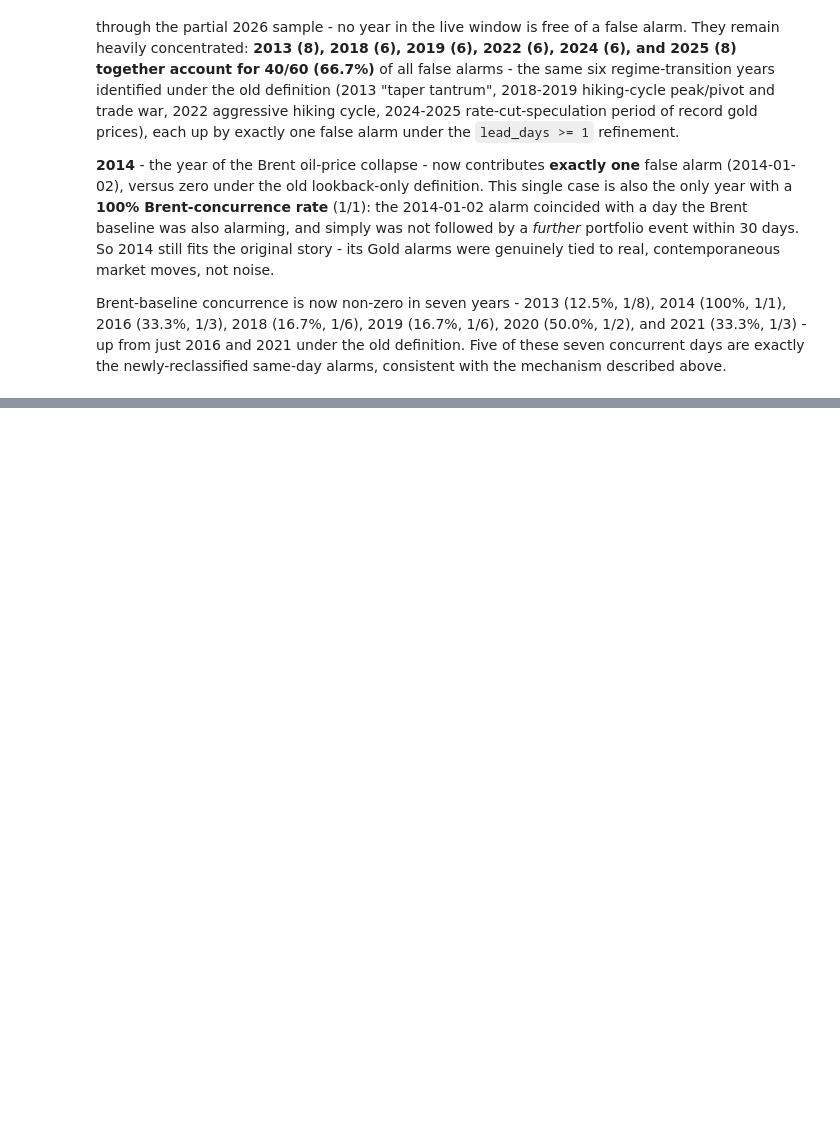
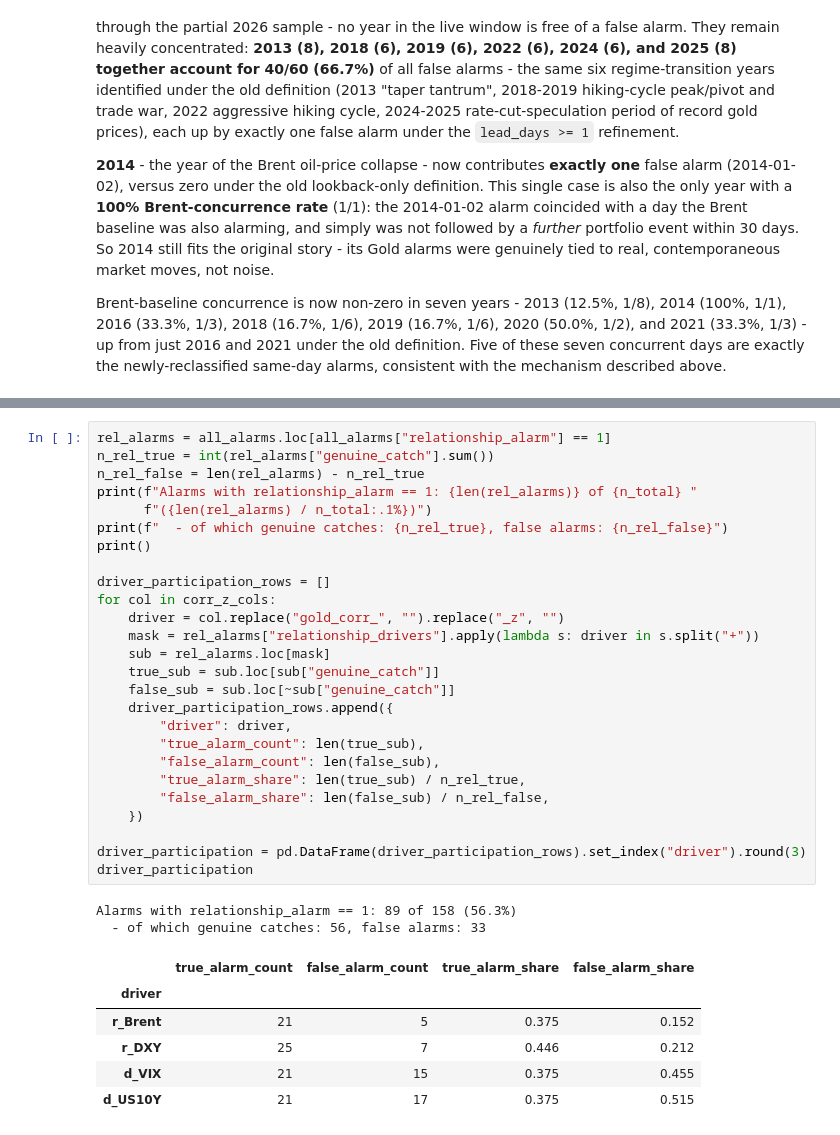
Before and after one commit to sohweihan/qf637, a Jupyter notebook: 09_FalseAlarmJustification.ipynb, the cells around one changed output, grey strips where cells are left out. Saved outputs shown, nothing was run; the diff lists cells and outputs as text; blank space fills up the shorter version.

```diff
--- a/09_FalseAlarmJustification.ipynb
+++ b/09_FalseAlarmJustification.ipynb
@@ -382,0 +448,35 @@ mechanism described above.
+# %%
+rel_alarms = all_alarms.loc[all_alarms["relationship_alarm"] == 1]
+n_rel_true = int(rel_alarms["genuine_catch"].sum())
+n_rel_false = len(rel_alarms) - n_rel_true
+print(f"Alarms with relationship_alarm == 1: {len(rel_alarms)} of {n_total} "
+      f"({len(rel_alarms) / n_total:.1%})")
+print(f"  - of which genuine catches: {n_rel_true}, false alarms: {n_rel_false}")
+print()
+
+driver_participation_rows = []
+for col in corr_z_cols:
+    driver = col.replace("gold_corr_", "").replace("_z", "")
+    mask = rel_alarms["relationship_drivers"].apply(lambda s: driver in s.split("+"))
+    sub = rel_alarms.loc[mask]
+    true_sub = sub.loc[sub["genuine_catch"]]
+    false_sub = sub.loc[~sub["genuine_catch"]]
+    driver_participation_rows.append({
+        "driver": driver,
+        "true_alarm_count": len(true_sub),
+        "false_alarm_count": len(false_sub),
+        "true_alarm_share": len(true_sub) / n_rel_true,
+        "false_alarm_share": len(false_sub) / n_rel_false,
+    })
+
+driver_participation = pd.DataFrame(driver_participation_rows).set_index("driver").round(3)
+driver_participation
+# %% [output]
+Alarms with relationship_alarm == 1: 89 of 158 (56.3%)
+  - of which genuine catches: 56, false alarms: 33
+|  | true_alarm_count | false_alarm_count | true_alarm_share | false_alarm_share |
+| driver |  |  |  |  |
+| r_Brent | 21 | 5 | 0.375 | 0.152 |
+| r_DXY | 25 | 7 | 0.446 | 0.212 |
+| d_VIX | 21 | 15 | 0.375 | 0.455 |
+| d_US10Y | 21 | 17 | 0.375 | 0.515 |
```
Also changed, not shown: parts of 8 cells of this notebook.
